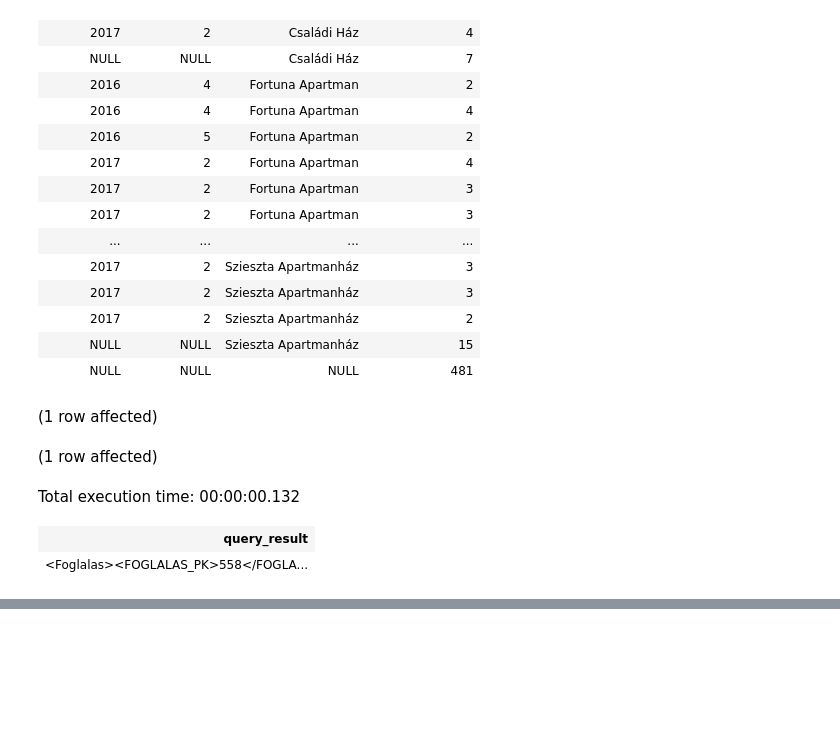
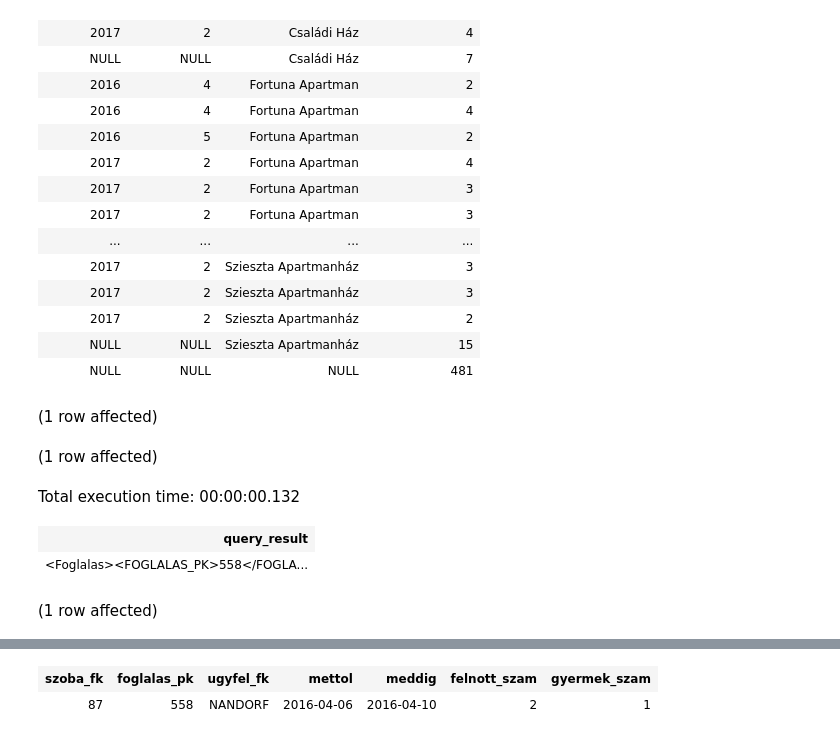
Before and after one commit to bbencii/zh1_szalloda, a Jupyter notebook: balazsbence.ipynb, the cells around one changed output, grey strips where cells are left out. Saved outputs shown, nothing was run; the diff lists cells and outputs as text; code cells hidden in the pictures; blank space fills up the shorter version.

Commit message:
xml query hozzaadva

```diff
--- a/balazsbence.ipynb
+++ b/balazsbence.ipynb
@@ -73,3 +73,15 @@ insert into xmlquery(query_result) values(@xmldata);
 Total execution time: 00:00:00.132
 | query_result |
 | <Foglalas><FOGLALAS_PK>558</FOGLA... |
+# %%
+select
+       query_result.value('(Foglalas/SZOBA_FK)[1]', 'INTEGER') as szoba_fk,
+       query_result.value('(Foglalas/FOGLALAS_PK)[1]', 'INTEGER') as foglalas_pk,
+       query_result.value('(Foglalas/UGYFEL_FK)[1]', 'NVARCHAR(20)') as ugyfel_fk,
+       query_result.value('(Foglalas/METTOL)[1]', 'DATE') as mettol,
+       query_result.value('(Foglalas/MEDDIG)[1]', 'DATE') as meddig,
+       query_result.value('(/Foglalas/FELNOTT_SZAM)[1]', 'INTEGER') as felnott_szam,
+       query_result.value('(Foglalas/GYERMEK_SZAM)[1]', 'INTEGER') as gyermek_szam
+from xmlquery;
+# %% [output]
+(1 row affected)
@@ -75,0 +89,2 @@ Total execution time: 00:00:00.132
+| szoba_fk | foglalas_pk | ugyfel_fk | mettol | meddig | felnott_szam | gyermek_szam |
+| 87 | 558 | NANDORF | 2016-04-06 | 2016-04-10 | 2 | 1 |
```
Also changed, not shown: parts of 1 cell of this notebook.
